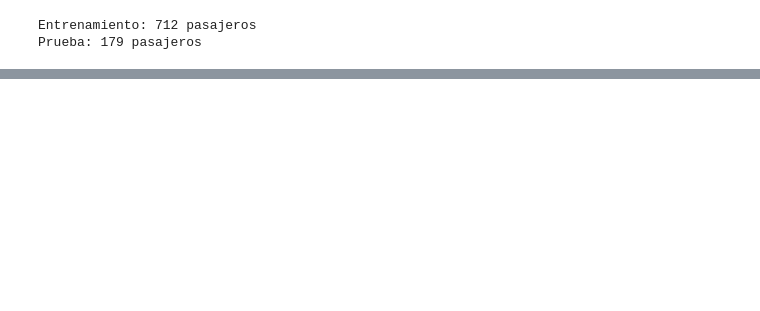
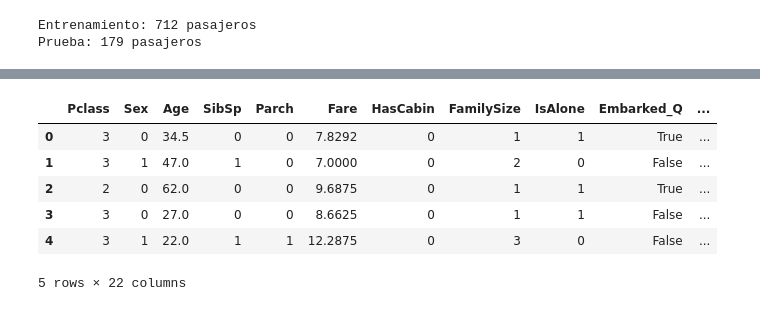
Before and after one commit to cuacmiau25-ctrl/predition-titanic-model, a Jupyter notebook: notebooks/03_modelo.ipynb, the cells around one changed output, grey strips where cells are left out. Saved outputs shown, nothing was run; the diff lists cells and outputs as text; code cells hidden in the pictures; blank space fills up the shorter version.

```diff
--- a/notebooks/03_modelo.ipynb
+++ b/notebooks/03_modelo.ipynb
@@ -338,0 +397,16 @@ Diferencia: 0.087
+# %%
+# Sex: male/female -> 0/1
+df_test['Sex'] = df_test['Sex'].map({'male': 0, 'female': 1})
+
+# One-hot encoding de las mismas variables categóricas que usaste en train
+df_test = pd.get_dummies(df_test, columns=['Embarked', 'Title', 'AgeBin', 'FareBin'], drop_first=True)
+
+df_test.head()
+# %% [output]
+|  | Pclass | Sex | Age | SibSp | Parch | Fare | HasCabin | FamilySize | IsAlone | Embarked_Q | ... |
+| 0 | 3 | 0 | 34.5 | 0 | 0 | 7.8292 | 0 | 1 | 1 | True | ... |
+| 1 | 3 | 1 | 47.0 | 1 | 0 | 7.0000 | 0 | 2 | 0 | False | ... |
+| 2 | 2 | 0 | 62.0 | 0 | 0 | 9.6875 | 0 | 1 | 1 | True | ... |
+| 3 | 3 | 0 | 27.0 | 0 | 0 | 8.6625 | 0 | 1 | 1 | False | ... |
+| 4 | 3 | 1 | 22.0 | 1 | 1 | 12.2875 | 0 | 3 | 0 | False | ... |
+5 rows × 22 columns
```
Also changed, not shown: parts of 25 cells of this notebook, 1 other file.
